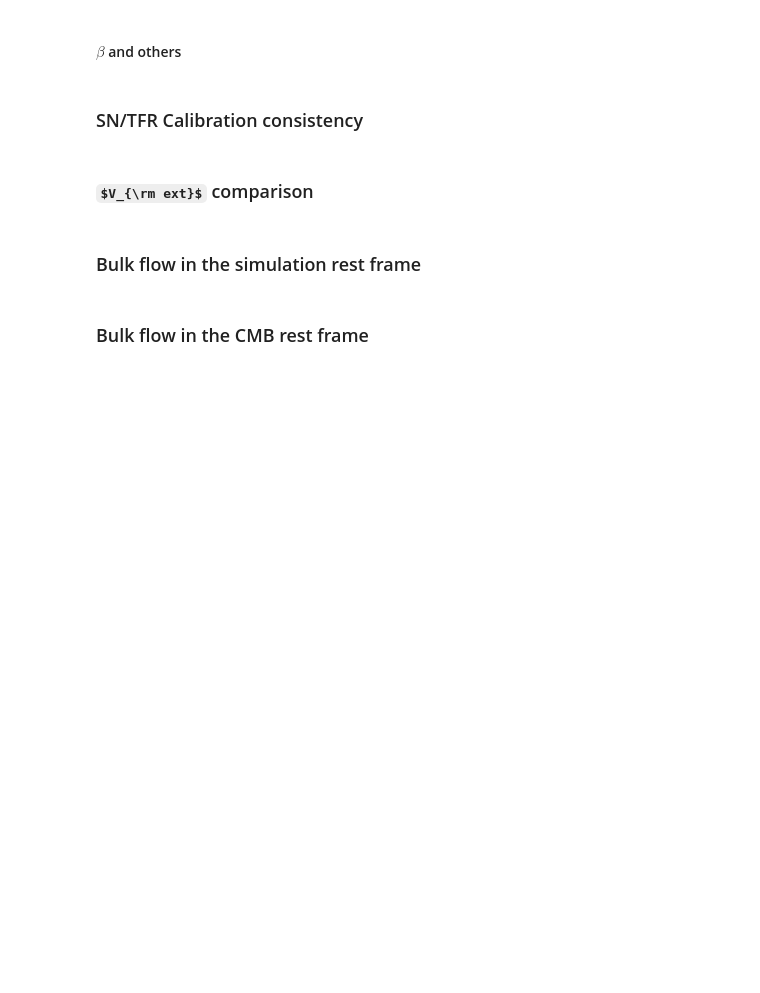
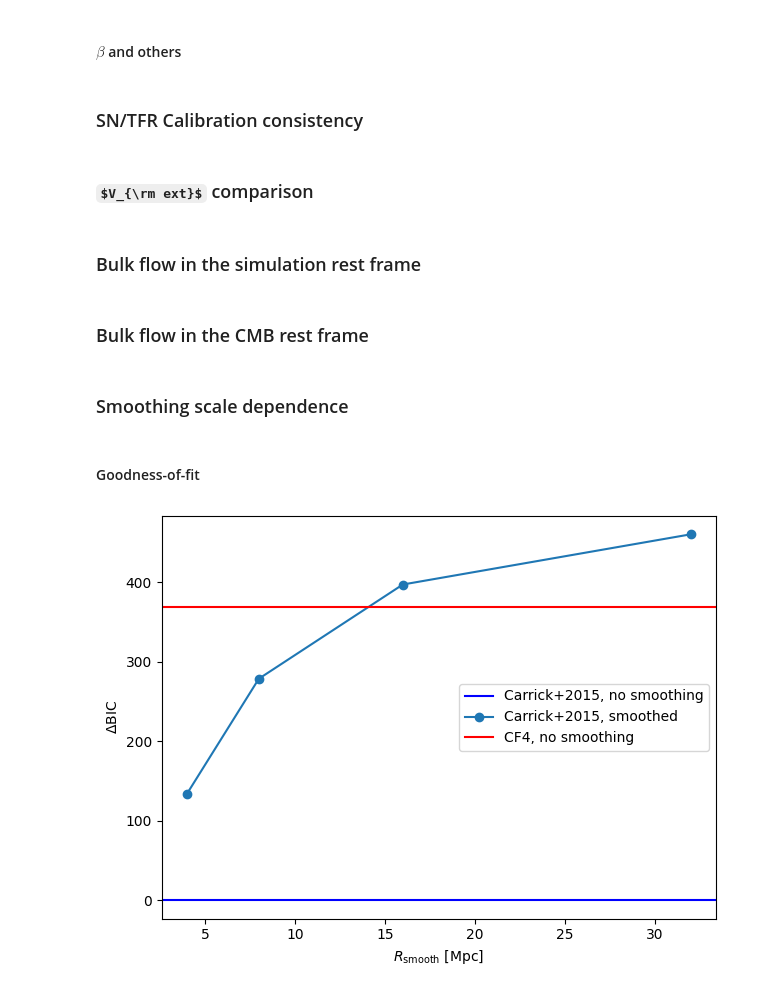
Before and after one commit to Richard-Sti/csiborgtools_public, a Jupyter notebook: notebooks/flow/reconstruction_comparison.ipynb, the cells around one changed output. Saved outputs shown, nothing was run; the diff lists cells and outputs as text; code cells hidden in the pictures; some formulas as TeX source; blank space fills up the shorter version.

```diff
--- a/notebooks/flow/reconstruction_comparison.ipynb
+++ b/notebooks/flow/reconstruction_comparison.ipynb
@@ -347,3 +347,36 @@ axs[0].set_xlim(r.min(), r.max())
 fig.tight_layout()
 fig.savefig(f"../../plots/bulkflow_{sim}_{catalogue}.png", dpi=450)
 fig.show()
+# %% [markdown]
+### Smoothing scale dependence
+# %%
+simname = "Carrick2015"
+catalogue = "Pantheon+"
+# %% [markdown]
+#### Goodness-of-fit
+# %%
+scales = [0, 4, 8, 16, 32]
+
+y = np.asarray([get_gof("BIC", simname, catalogue, ksmooth=i)
+                for i in range(len(scales))])
+ymin = y.min()
+
+y -= ymin
+y_CF4 = get_gof("BIC", "CF4", catalogue) - ymin
+y_CF4gp = get_gof("BIC", "CF4gp", catalogue) - ymin
+
+plt.figure()
+plt.axhline(y[0], color='blue', label="Carrick+2015, no smoothing")
+plt.plot(scales[1:], y[1:], marker="o", label="Carrick+2015, smoothed")
+
+plt.axhline(y_CF4, color='red', label="CF4, no smoothing")
+
+plt.xlabel(r"$R_{\rm smooth} ~ [\mathrm{Mpc}]$")
+plt.ylabel(r"$\Delta \mathrm{BIC}$")
+plt.legend(ncols=1)
+
+plt.tight_layout()
+plt.savefig("../../plots/test_smooth.png", dpi=450)
+plt.show()
+# %% [output]
+[figure, added]
```
Also changed, not shown: parts of 1 cell of this notebook, 16 other files.
